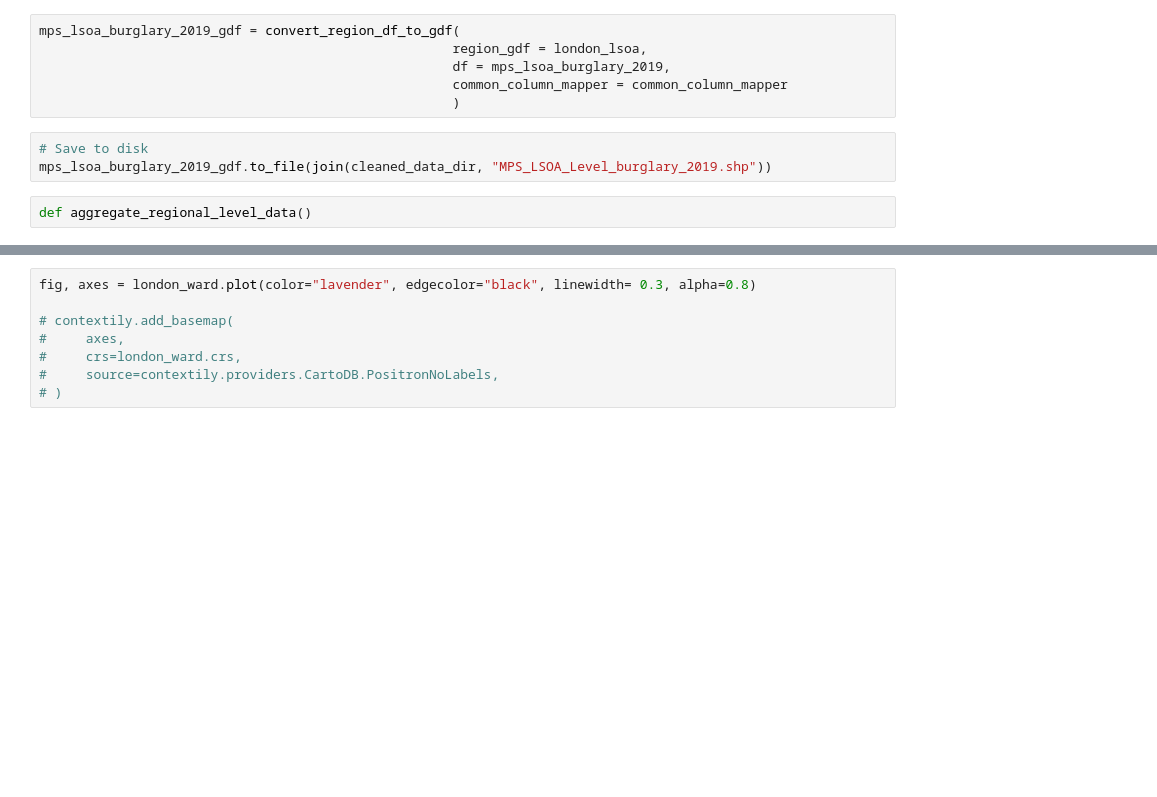
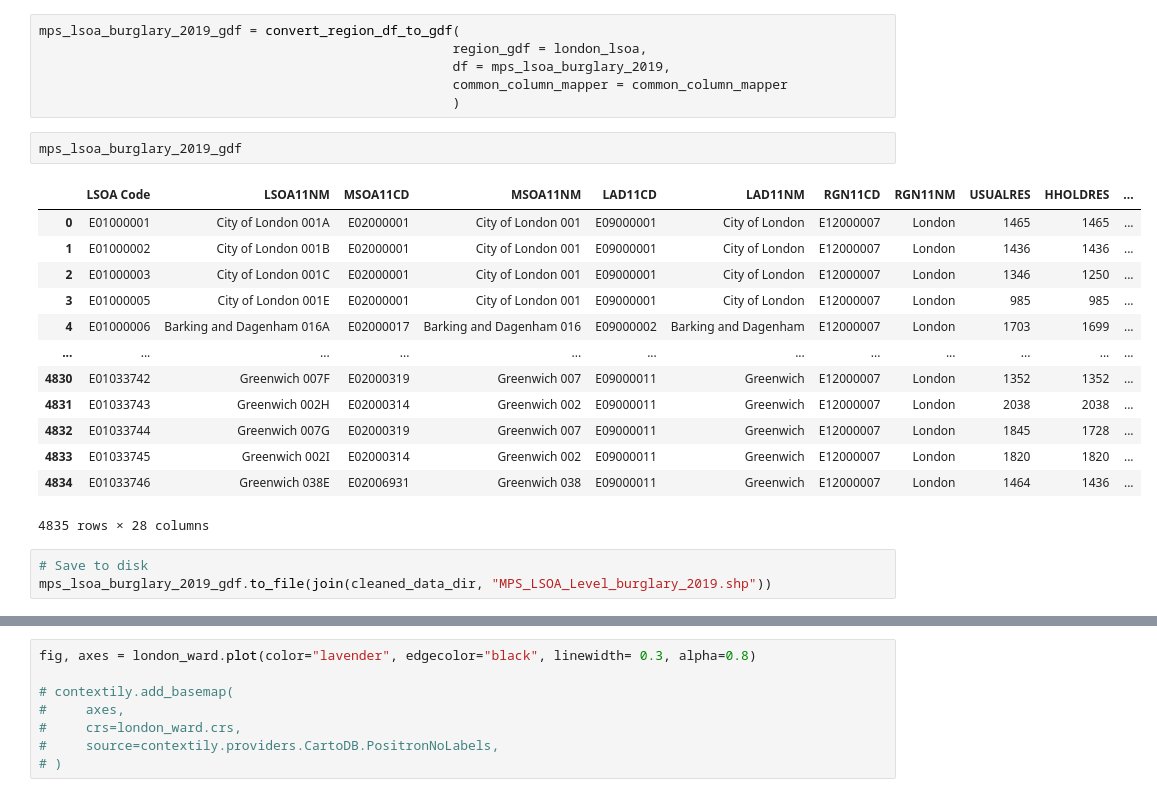
Before and after one commit to mushtary-mumu/crime_patterns, a Jupyter notebook: src/notebooks/load_data.ipynb, the cells around one changed output, grey strips where cells are left out. Cells and saved outputs as stored; diff of their text form; blank space fills up the shorter version.

```diff
--- a/src/notebooks/load_data.ipynb
+++ b/src/notebooks/load_data.ipynb
@@ -147,8 +146,22 @@ mps_lsoa_burglary_2019_gdf = convert_region_df_to_gdf(
                                                      df = mps_lsoa_burglary_2019,
                                                      common_column_mapper = common_column_mapper
                                                      )
+# %%
+mps_lsoa_burglary_2019_gdf
+# %% [output]
+|  | LSOA Code | LSOA11NM | MSOA11CD | MSOA11NM | LAD11CD | LAD11NM | RGN11CD | RGN11NM | USUALRES | HHOLDRES | ... |
+| 0 | E01000001 | City of London 001A | E02000001 | City of London 001 | E09000001 | City of London | E12000007 | London | 1465 | 1465 | ... |
+| 1 | E01000002 | City of London 001B | E02000001 | City of London 001 | E09000001 | City of London | E12000007 | London | 1436 | 1436 | ... |
+| 2 | E01000003 | City of London 001C | E02000001 | City of London 001 | E09000001 | City of London | E12000007 | London | 1346 | 1250 | ... |
+| 3 | E01000005 | City of London 001E | E02000001 | City of London 001 | E09000001 | City of London | E12000007 | London | 985 | 985 | ... |
+| 4 | E01000006 | Barking and Dagenham 016A | E02000017 | Barking and Dagenham 016 | E09000002 | Barking and Dagenham | E12000007 | London | 1703 | 1699 | ... |
+| ... | ... | ... | ... | ... | ... | ... | ... | ... | ... | ... | ... |
+| 4830 | E01033742 | Greenwich 007F | E02000319 | Greenwich 007 | E09000011 | Greenwich | E12000007 | London | 1352 | 1352 | ... |
+| 4831 | E01033743 | Greenwich 002H | E02000314 | Greenwich 002 | E09000011 | Greenwich | E12000007 | London | 2038 | 2038 | ... |
+| 4832 | E01033744 | Greenwich 007G | E02000319 | Greenwich 007 | E09000011 | Greenwich | E12000007 | London | 1845 | 1728 | ... |
+| 4833 | E01033745 | Greenwich 002I | E02000314 | Greenwich 002 | E09000011 | Greenwich | E12000007 | London | 1820 | 1820 | ... |
+| 4834 | E01033746 | Greenwich 038E | E02006931 | Greenwich 038 | E09000011 | Greenwich | E12000007 | London | 1464 | 1436 | ... |
+4835 rows × 28 columns
 # %%
 # Save to disk
 mps_lsoa_burglary_2019_gdf.to_file(join(cleaned_data_dir, "MPS_LSOA_Level_burglary_2019.shp"))
-# %%
-def aggregate_regional_level_data()
```
Also changed, not shown: parts of 6 cells of this notebook, 4 other files.
